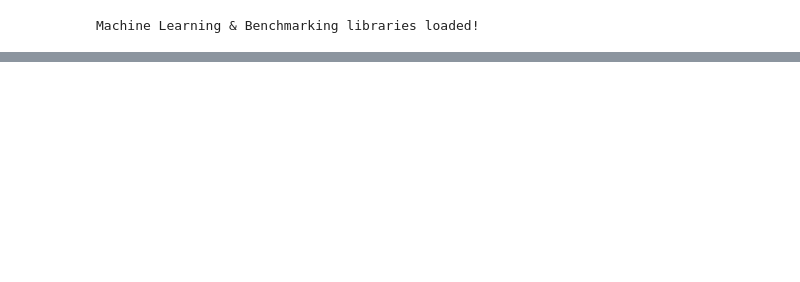
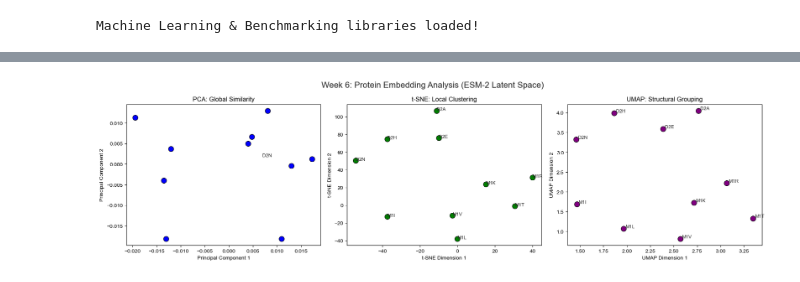
Before and after one commit to trinabh12/plm-vs-msa-plasticity-washout, a Jupyter notebook: notebooks/benchmarking_and_embeddings.ipynb, the cells around one changed output, grey strips where cells are left out. Cells and saved outputs as stored; diff of their text form; code cells hidden in the pictures; blank space fills up the shorter version.

```diff
--- a/notebooks/benchmarking_and_embeddings.ipynb
+++ b/notebooks/benchmarking_and_embeddings.ipynb
@@ -52,0 +81,53 @@ display(df_benchmark)
+# %%
+# We need at least a few samples to cluster. If you only processed 5-10 mutants,
+# t-SNE might look sparse, but PCA and UMAP will still show relationships!
+
+# 1. PCA (Principal Component Analysis)
+pca = PCA(n_components=2)
+X_pca = pca.fit_transform(X)
+
+# 2. t-SNE
+# Perplexity must be less than the number of samples
+tsne_perplexity = min(5, len(X) - 1) if len(X) > 1 else 1
+tsne = TSNE(n_components=2, perplexity=tsne_perplexity, random_state=42)
+X_tsne = tsne.fit_transform(X)
+
+# 3. UMAP
+reducer = umap.UMAP(n_neighbors=min(5, len(X)-1), random_state=42)
+X_umap = reducer.fit_transform(X)
+
+# --- Plotting the Results ---
+fig, axes = plt.subplots(1, 3, figsize=(18, 5))
+sns.set_style("whitegrid")
+
+# PCA Plot
+sns.scatterplot(x=X_pca[:, 0], y=X_pca[:, 1], ax=axes[0], s=100, color="blue", edgecolor="black")
+axes[0].set_title("PCA: Global Similarity")
+axes[0].set_xlabel("Principal Component 1")
+axes[0].set_ylabel("Principal Component 2")
+
+# t-SNE Plot
+sns.scatterplot(x=X_tsne[:, 0], y=X_tsne[:, 1], ax=axes[1], s=100, color="green", edgecolor="black")
+axes[1].set_title("t-SNE: Local Clustering")
+axes[1].set_xlabel("t-SNE Dimension 1")
+axes[1].set_ylabel("t-SNE Dimension 2")
+
+# UMAP Plot
+sns.scatterplot(x=X_umap[:, 0], y=X_umap[:, 1], ax=axes[2], s=100, color="purple", edgecolor="black")
+axes[2].set_title("UMAP: Structural Grouping")
+axes[2].set_xlabel("UMAP Dimension 1")
+axes[2].set_ylabel("UMAP Dimension 2")
+
+# Annotate points with variant names
+for i, txt in enumerate(variant_names):
+    # Only label a few to avoid crowding if there are many points
+    if i < 10:
+        axes[0].annotate(txt.split("_")[-1], (X_pca[i, 0]+0.02, X_pca[i, 1]+0.02), fontsize=9)
+        axes[1].annotate(txt.split("_")[-1], (X_tsne[i, 0]+0.02, X_tsne[i, 1]+0.02), fontsize=9)
+        axes[2].annotate(txt.split("_")[-1], (X_umap[i, 0]+0.02, X_umap[i, 1]+0.02), fontsize=9)
+
+plt.suptitle("Week 6: Protein Embedding Analysis (ESM-2 Latent Space)", fontsize=16)
+plt.tight_layout()
+plt.show()
+# %% [output]
+[figure, added]
```
Also changed, not shown: parts of 1 cell of this notebook.
